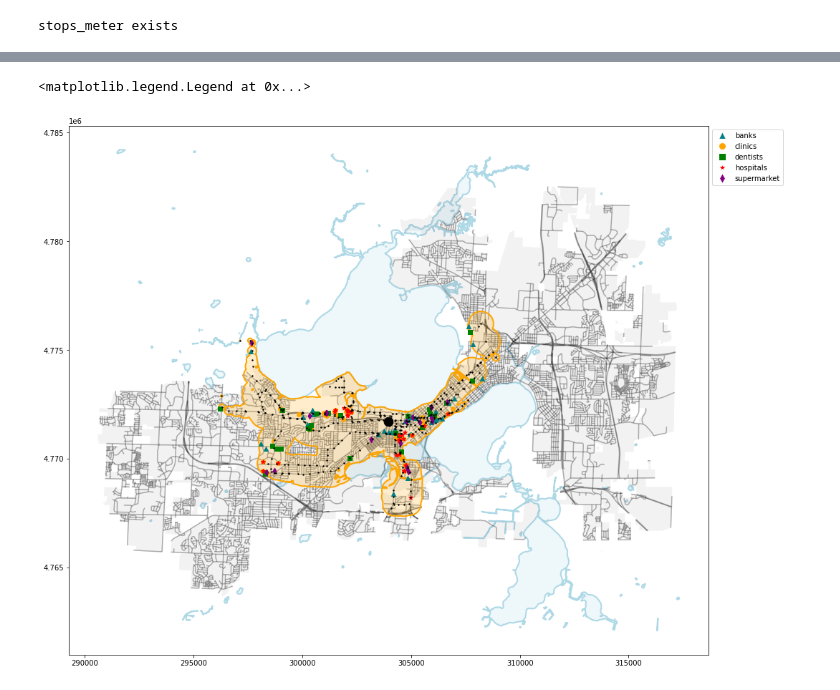
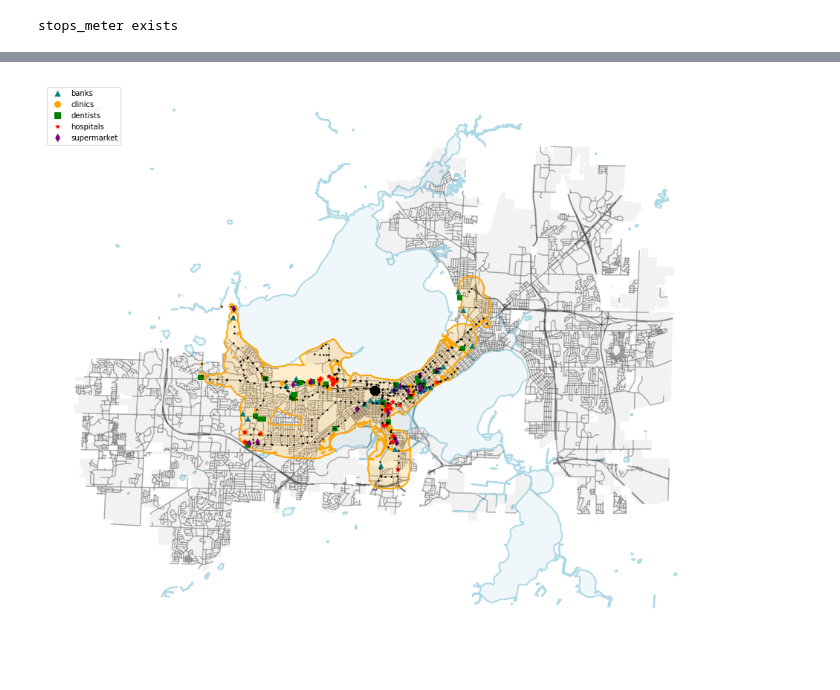
Before and after one commit to wisc-bus/simulator, a Jupyter notebook: notebooks/visualization.ipynb, the cells around one changed output, grey strips where cells are left out. Drawn from its saved outputs; the diff is of its cells as text; code cells hidden in the pictures.

```diff
--- a/notebooks/visualization.ipynb
+++ b/notebooks/visualization.ipynb
@@ -136,29 +138,24 @@ ax.legend(handles = lineslist, bbox_to_anchor=(1.00, 1.00), loc="upper left",pro
 # %%
-city = gpd.read_file(os.path.join(background_path, "madison-meter-shp")).to_crs(epsg)
-lakes = gpd.read_file(os.path.join(background_path, "water-meter-shp")).to_crs(epsg)
-street = gpd.read_file(os.path.join(background_path, "street-meter-shp")).to_crs(epsg)
+city = city.to_crs(epsg)
+lakes = lakes.to_crs(epsg)
+street = street.to_crs(epsg)
 ax = lakes.boundary.plot(color="lightblue", zorder=1, linewidth=2, figsize=(16, 16))
 lakes.plot(color="lightblue", ax=ax, alpha=0.2, zorder=1)
 city.plot(color="black", alpha=0.05, ax=ax, zorder=2)
 street.plot(color="black", alpha=0.3, ax=ax, zorder=3)
 
-leg_lines = []
-leg_text = []
-
 colors = ["orange", "blue", "green", "yellow"]
 
 zorder = 4
-
-bubbles = []
 addr = '330 N Orchard St'
 
 location = geocode(addr)
 lat, lon = (location.latitude, location.longitude)
 
-gdf = busSim.get_gdf(start_point=(lat, lon)) # draw bubble
+gdf = busSim.get_gdf(start_point=(lat, lon)) # bubble
 gdf = gdf.to_crs(epsg=epsg)
 
-color = colors[0 % len(colors)]
+color = colors[0]
 bubble = flatten(gdf.difference(lakes.unary_union)) # the difference between bubble and lakes = bubble - lakes
 bubble["color"] = color
 bubble.boundary.plot(color=color, ax=ax, linewidth=2, zorder=zorder+2)
@@ -169,35 +166,35 @@ start = start.to_crs(epsg)
 start.plot(ax = ax, marker='o', color="black", markersize=160, zorder=100) # draw start point
 
 df = bubble
-df.plot(alpha=0.2, ax=ax, color=df["color"], zorder=zorder)
+df.plot(alpha=0.2, ax=ax, color=df["color"], zorder=zorder) # plot bubble
 
 bubble = bubble.loc[0, 'geometry']
 banks_limit = banks.intersection(bubble)
 banks_limit = gpd.GeoSeries(banks_limit, crs=epsg)
 banks_limit.plot(ax=ax, color='teal', marker='^', zorder=zorder+3)
 
 clinics_limit = clinics.intersection(bubble)
 clinics_limit = gpd.GeoSeries(clinics_limit, crs=epsg)
 clinics_limit.plot(ax=ax, color='orange', marker='o', zorder=zorder+3)
 
 dentists_limit = dentists.intersection(bubble)
 dentists_limit = gpd.GeoSeries(dentists_limit, crs=epsg)
 dentists_limit.plot(ax=ax, color='green', marker='s', zorder=zorder+3)
 
 hospitals_limit = hospitals.intersection(bubble)
 hospitals_limit = gpd.GeoSeries(hospitals_limit, crs=epsg)
 hospitals_limit.plot(ax=ax, color='red', marker='*', zorder=zorder+3)
 
 supermarket_limit = supermarket.intersection(bubble)
 supermarket_limit = gpd.GeoSeries(supermarket_limit, crs=epsg)
 supermarket_limit.plot(ax=ax, color='purple', marker='d', zorder=zorder+3)
 
-ax.legend(handles = lineslist, bbox_to_anchor=(1.00, 1.00), loc="upper left",prop={"size": 10})
+ax.legend(handles = lineslist, loc="upper left",prop={"size": 10})
+# ax.legend(handles = lineslist, bbox_to_anchor=(1.00, 1.00), loc="upper left",prop={"size": 10})
 # leg = ax.legend(leg_lines, leg_text, prop={"size": 18}, loc="upper left")
 # leg.get_frame().set_facecolor("white")
 # leg.get_frame().set_edgecolor("white")
 
-# ax.set_axis_off() # set axis off
+ax.set_axis_off() # set axis off
 # %% [output]
-<matplotlib.legend.Legend at 0x...>
-[figure, old version]
+[figure, new version]
```
Also changed, not shown: parts of 1 cell of this notebook.
